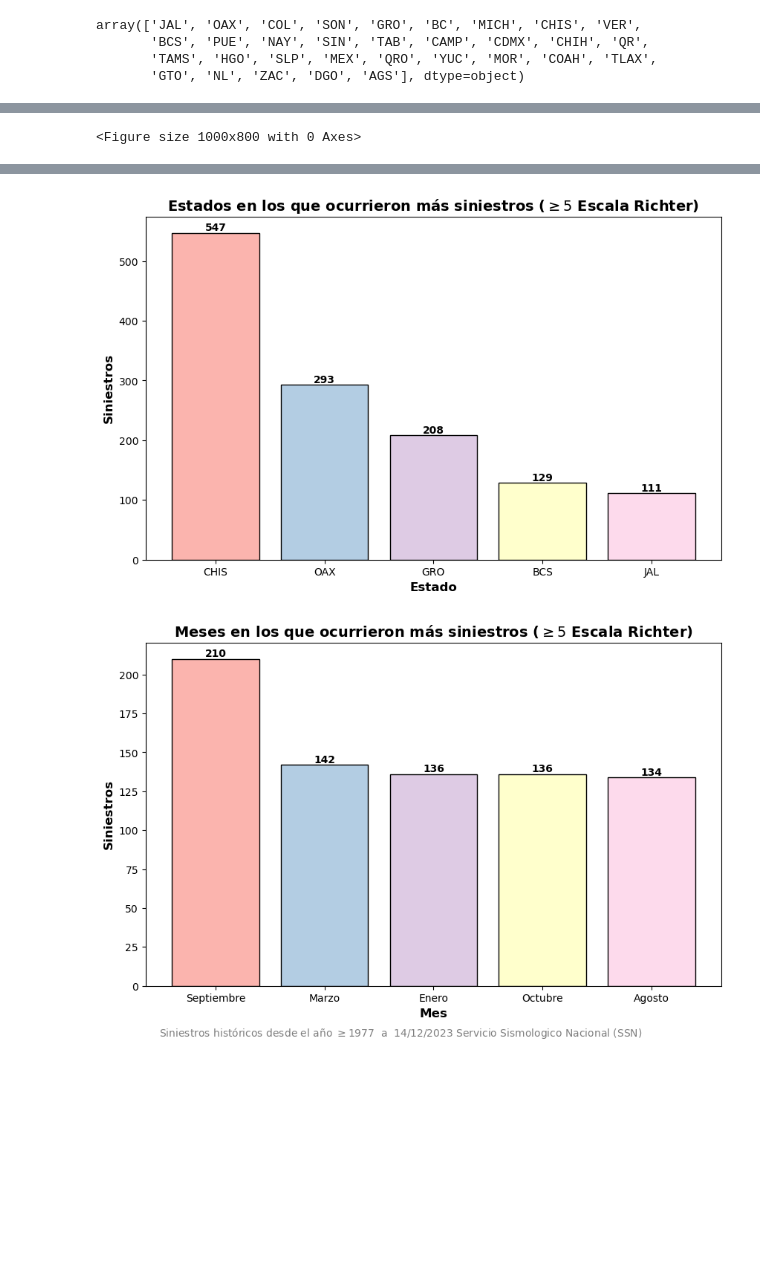
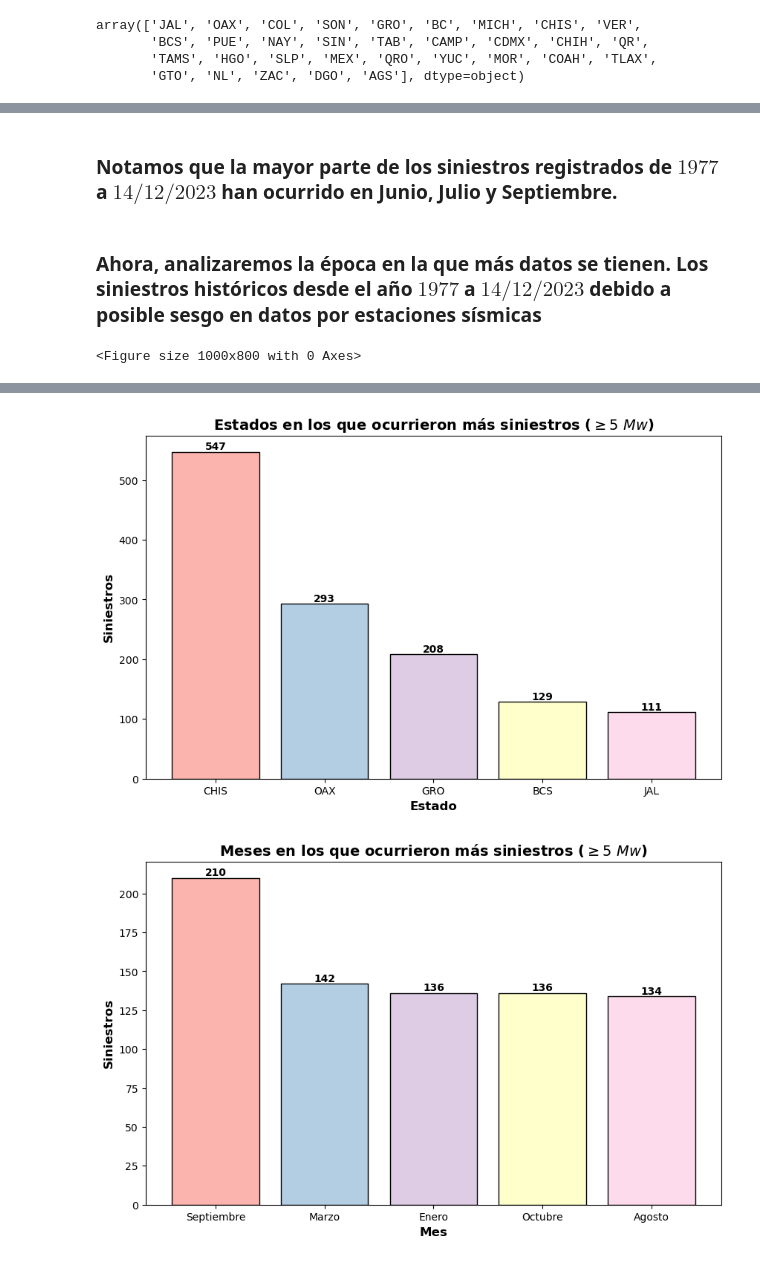
Before and after one commit to christianramosc/analisissismicidadmexico, a Jupyter notebook: AnálisisSSN_COL.ipynb, the cells around one changed output, grey strips where cells are left out. Cells and saved outputs as stored; diff of their text form; code cells hidden in the pictures; blank space fills up the shorter version.

```diff
--- a/AnálisisSSN_COL.ipynb
+++ b/AnálisisSSN_COL.ipynb
@@ -155,3 +157,7 @@ plt.show()
+# %% [markdown]
+### Notamos que la mayor parte de los siniestros registrados de $ 1977 $  a $ 14/12/2023 $ han ocurrido en Junio, Julio y Septiembre.
+# %% [markdown]
+### Ahora, analizaremos la época en la que más datos se tienen. Los siniestros históricos desde el año $1977 $  a $ 14/12/2023 $ debido a posible sesgo en datos por estaciones sísmicas
 # %%
 
 morethaneightys=majorfive.loc[(majorfive['Año']>= 1977)]
@@ -171,7 +177,7 @@ plt.figure(figsize=(10, 6))
 scatter = plt.scatter(x, y, c=normalized_y, s=100 * np.random.rand(len(morethaneightys['Magnitud'])), alpha=0.7, cmap='Pastel1', edgecolors='black')
 
 # Añadir título y etiquetas de los ejes
-plt.title("Siniestros históricos ($\\geq 5 $ Escala Richter)", fontsize=14, fontweight='bold', color='k')
+plt.title("Siniestros históricos ($\\geq 5 $ $Mw$)", fontsize=14, fontweight='bold', color='k')
 plt.xlabel("Año", fontsize=12, fontweight='bold', color='k')
 plt.ylabel("Magnitud", fontsize=12, fontweight='bold', color='k')
 
@@ -207,7 +213,7 @@ bar_width = 0.8
 
 bars = plt.bar(x, y, width=bar_width, color=colores_pastel, edgecolor='black')
 # Añadir títulos y etiquetas
-plt.title("Estados en los que ocurrieron más siniestros ($\\geq 5 $ Escala Richter)", fontsize=14, fontweight='bold', color='k')
+plt.title("Estados en los que ocurrieron más siniestros ($\\geq 5 $ $Mw$)", fontsize=14, fontweight='bold', color='k')
 plt.xlabel("Estado", fontsize=12, fontweight='bold', color='k')
 plt.ylabel("Siniestros", fontsize=12, fontweight='bold', color='k')
 
@@ -237,7 +243,7 @@ bar_width = 0.8
 
 bars = plt.bar(x, y, width=bar_width, color=colores_pastel, edgecolor='black')
 # Añadir títulos y etiquetas
-plt.title("Meses en los que ocurrieron más siniestros ($\\geq 5 $ Escala Richter)", fontsize=14, fontweight='bold', color='k')
+plt.title("Meses en los que ocurrieron más siniestros ($\\geq 5 $ $Mw$)", fontsize=14, fontweight='bold', color='k')
 plt.xlabel("Mes", fontsize=12, fontweight='bold', color='k')
 plt.ylabel("Siniestros", fontsize=12, fontweight='bold', color='k')
 # Añadir valores encima de cada barra
@@ -246,8 +252,8 @@ for bar, value in zip(bars, y):
 
 
 # Añadir descripción
-description = "Siniestros históricos desde el año $\geq 1977 $  a  $ 14/12/2023 $ Servicio Sismologico Nacional (SSN)"
-plt.text(1.7, -30, description, ha='center', va='center', color='gray', fontsize=10)
+#description = "Siniestros históricos desde el año $\geq 1977 $  a  $ 14/12/2023 $ Servicio Sismologico Nacional (SSN)"
+#plt.text(1.7, -30, description, ha='center', va='center', color='gray', fontsize=10)
 
 # Mostrar el gráfico
 plt.show()
@@ -276,7 +282,7 @@ bar_positions = np.arange(len(x))
 bars = plt.bar(bar_positions, y, width=bar_width, color=colores_pastel, edgecolor='black')
 
 # Añadir títulos y etiquetas
-plt.title("Meses en los que ocurrieron más siniestros en Colima ($\\geq 5$ Escala Richter)", fontsize=14, fontweight='bold', color='k')
+plt.title("Meses en los que ocurrieron más siniestros en Colima ($\\geq 5$ $Mw$)", fontsize=14, fontweight='bold', color='k')
 plt.xlabel("Mes", fontsize=12, fontweight='bold', color='k')
 plt.ylabel("Siniestros", fontsize=12, fontweight='bold', color='k')
 
@@ -296,2 +302,2 @@ plt.show()
-[figure, old version]
+[figure, new version]
-[figure, old version]
+[figure, new version]
```
Also changed, not shown: parts of 16 cells of this notebook.
